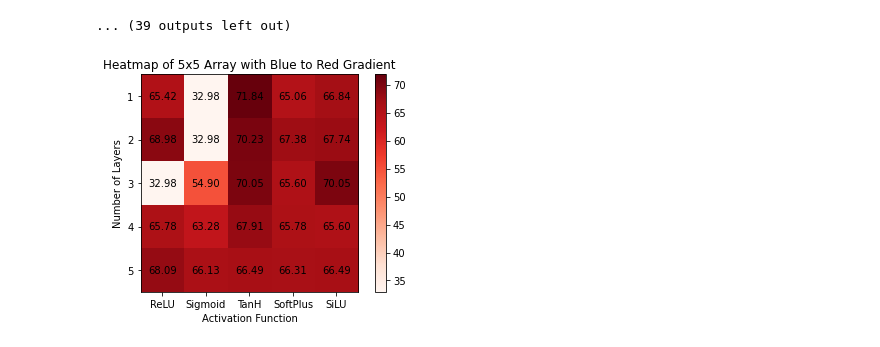
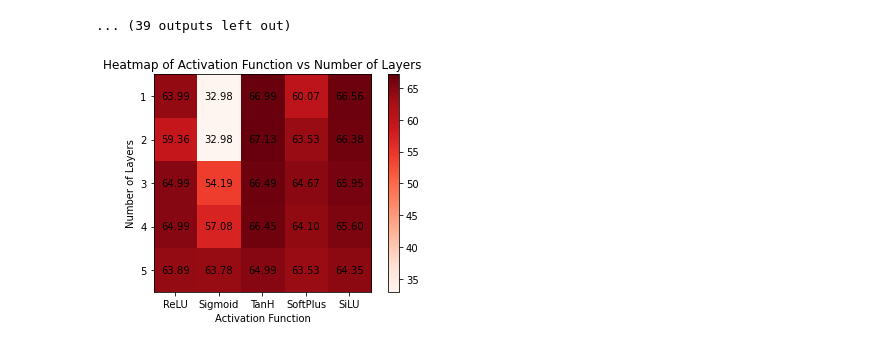
Before and after one commit to David-Roodt/COS771-A2, a Jupyter notebook: u19264047COS711Ass2.ipynb, the cells around one changed output. Drawn from its saved outputs; the diff is of its cells as text; code cells hidden in the pictures.

```diff
--- a/u19264047COS711Ass2.ipynb
+++ b/u19264047COS711Ass2.ipynb
@@ -349,26 +350,25 @@ Test Loss: 0.89
 [figure]
 ... (39 outputs left out)
 # %%
-evals = [
-    [68.09269162210339, 66.1319073083779, 66.48841354723707, 66.31016042780749, 66.48841354723707],
-    [65.77540106951871, 63.27985739750446, 67.9144385026738, 65.77540106951871, 65.59714795008912],
-    [32.97682709447415, 54.90196078431373, 70.05347593582889, 65.59714795008912, 70.05347593582889],
-    [68.98395721925134, 32.97682709447415, 70.23172905525847, 67.37967914438502, 67.7361853832442],
-    [65.41889483065954, 32.97682709447415, 71.83600713012478, 65.06238859180036, 66.84491978609626]]
+evals = [[63.88591800356505, 63.77896613190732, 64.99108734402853, 63.52941176470589, 64.34937611408199],
+         [64.99108734402851, 57.076648841354725, 66.45276292335116, 64.09982174688056, 65.59714795008912],
+         [64.99108734402853, 54.18894830659538, 66.48841354723706, 64.67023172905526, 65.9536541889483],
+         [59.35828877005347, 32.97682709447415, 67.13012477718361, 63.52941176470588, 66.38146167557932],
+         [63.99286987522281, 32.97682709447415, 66.98752228163993, 60.07130124777184, 66.5597147950089]]
 plt.imshow(evals, cmap='Reds', origin='lower')
 plt.colorbar()
 x_labels = ['ReLU', 'Sigmoid', 'TanH', 'SoftPlus', 'SiLU']
 y_labels = ['5', '4', '3', '2', '1']
 plt.xticks(ticks=np.arange(5), labels=x_labels)
 plt.yticks(ticks=np.arange(5), labels=y_labels)
 plt.xlabel("Activation Function")
 plt.ylabel("Number of Layers")
-plt.title("Heatmap of 5x5 Array with Blue to Red Gradient")
+plt.title("Heatmap of Activation Function vs Number of Layers")
 
 for i in range(len(evals)):
     for j in range(len(evals)):
         plt.text(j, i, f'{evals[i][j]:.2f}', ha='center', va='center', color='black')
 
 plt.show()
 # %% [output]
-[figure, old version]
+[figure, new version]
```
Also changed, not shown: parts of 3 cells of this notebook, 4 other files.
